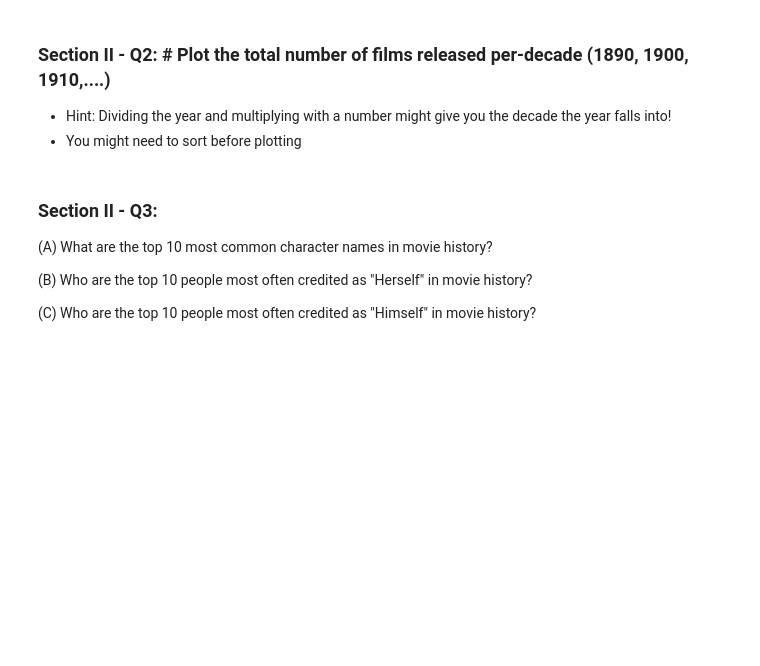
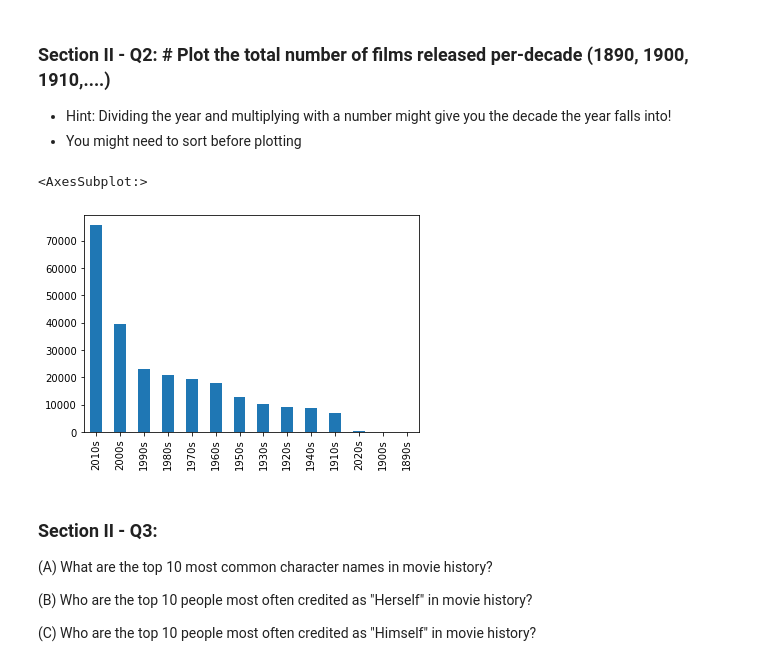
Before and after one commit to amtsatterfield/mec-mini-projects, a Jupyter notebook: mec-5.3.10-data-wranging-with-pandas-mini-project/Mini_Project_Data_Wrangling_Pandas.ipynb, the cells around one changed output. Cells and saved outputs as stored; diff of their text form; code cells hidden in the pictures; blank space fills up the shorter version.

Commit message:
movies by decade plot

```diff
--- a/mec-5.3.10-data-wranging-with-pandas-mini-project/Mini_Project_Data_Wrangling_Pandas.ipynb
+++ b/mec-5.3.10-data-wranging-with-pandas-mini-project/Mini_Project_Data_Wrangling_Pandas.ipynb
@@ -421,3 +417,18 @@ _data.plot(kind='bar')
+# %%
+# movies.info()
+# function to define decade
+def decade(yr):
+    return str(yr/10).split('.')[0] + '0s'
+
+# add a new column to dataframe to capture decade (year/10)
+movies['decade'] = movies['year'].map(decade)
+_decade_movies = movies.decade.value_counts().drop(axis=0, index='2110s')
+# %%
+# plot decade movies
+_decade_movies.plot(kind='bar')
+# %% [output]
+<AxesSubplot:>
+[figure, added]
 # %% [markdown]
 ### Section II - Q3:
 
```
Also changed, not shown: parts of 1 cell of this notebook.
